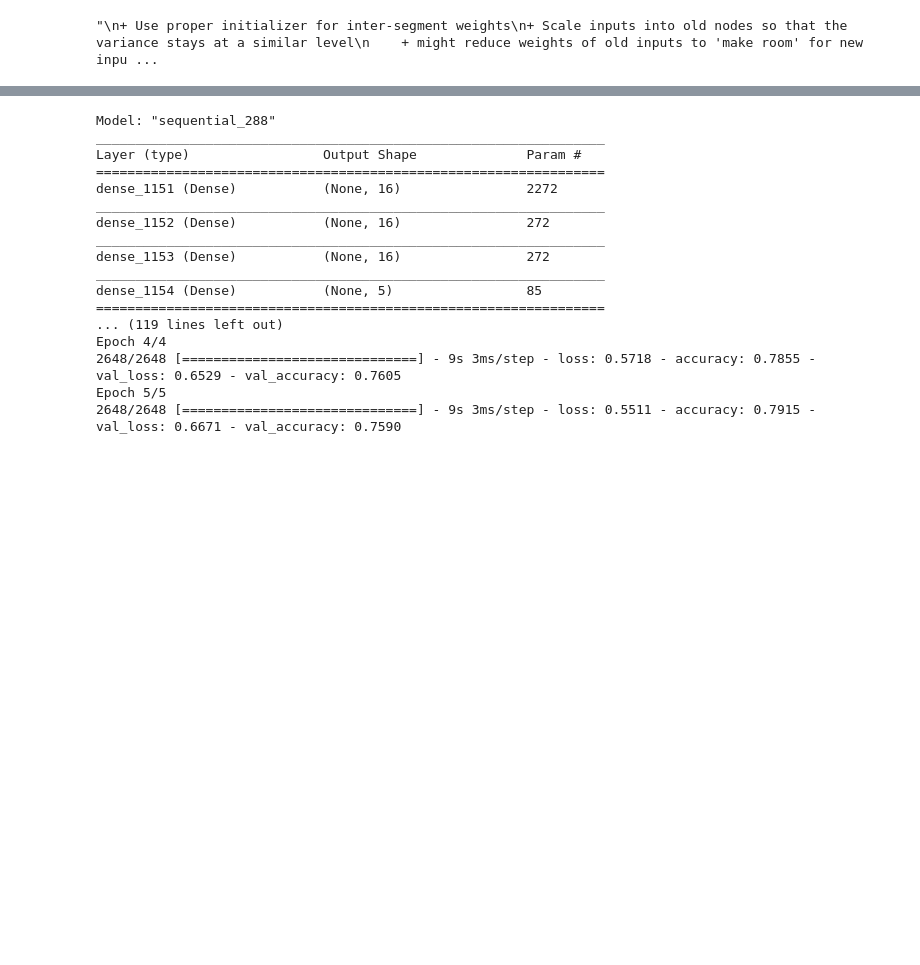
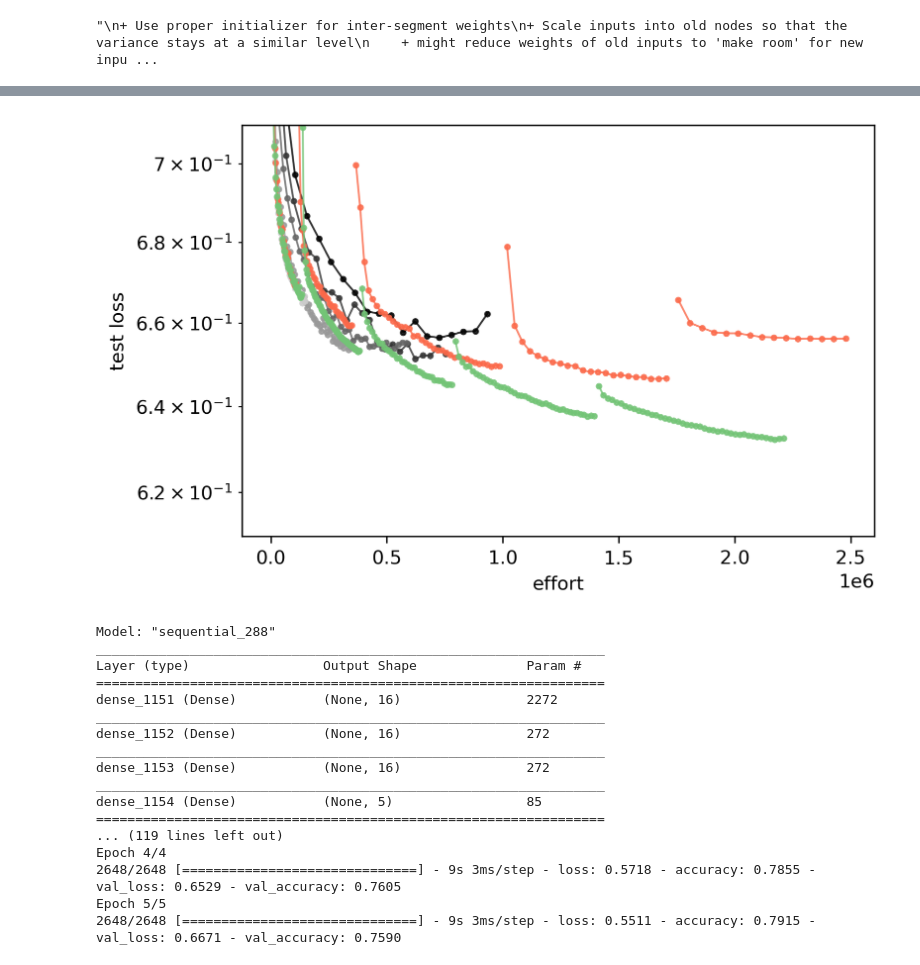
Before and after one commit to NREL/BUTTER-Empirical-Deep-Learning-Experimental-Framework, a Jupyter notebook: dmp/viz/width_growth_exp_ch.ipynb, the cells around one changed output, grey strips where cells are left out. Saved outputs shown, nothing was run; the diff lists cells and outputs as text; code cells hidden in the pictures; blank space fills up the shorter version.

```diff
--- a/dmp/viz/width_growth_exp_ch.ipynb
+++ b/dmp/viz/width_growth_exp_ch.ipynb
@@ -744,6 +963,15 @@ Epoch 9/9
 # %%
-_, fgs_0 = do_train_freeze_grow_separate(
+# _, fgs_0 = do_train_freeze_grow_separate(
+#     sizes, dataset,
+#     make_restoring_test_loss_growth_trigger(128, 2, 0.0),
+#     aspect_test_utils.get_rectangular_widths(sum(dataset[2].shape[1:]), 4),
+#     adam_0_001,
+#     )
+
+_, fgs_0_0_0001 = do_train_freeze_grow_separate(
     sizes, dataset,
-    make_restoring_test_loss_growth_trigger(32, 2, 0.0),
-    aspect_test_utils.get_rectangular_widths(sum(dataset[2].shape[1:]), 5))
+    make_restoring_test_loss_growth_trigger(128, 2, 0.0),
+    aspect_test_utils.get_rectangular_widths(sum(dataset[2].shape[1:]), 4),
+    adam_0_0001,
+    )
 # %% [output]
@@ -798,3 +995,64 @@ Epoch 7/7
+# %%
+plt.figure(dpi=300)
+
+
+# plot_effort(configs, full_trace_128, colors=[(0.0,0.0,0.0)])
+# plot_effort(configs, full_trace_96, colors=[(0.2,0.2,0.2)])
+# plot_effort(configs, full_trace_64, colors=[(0.4,0.4,0.4)])
+# plot_effort(configs, full_trace_32, colors=[(0.6,0.6,0.6)])
+# plot_effort(configs, full_trace_16, colors=[(0.8,0.8,0.8)])
+
+# plot_effort(configs, fg_0, colors=cm.get_cmap('Reds')(np.linspace(.5, 1, 2)))
+# plot_effort(configs, fgs_0, colors=cm.get_cmap('Greens')(np.linspace(.5, 1, 2)))
+
+plot_effort(configs, full_trace_128_0_0001, colors=[(0.0,0.0,0.0)])
+plot_effort(configs, full_trace_96_0_0001, colors=[(0.2,0.2,0.2)])
+plot_effort(configs, full_trace_64_0_0001, colors=[(0.4,0.4,0.4)])
+plot_effort(configs, full_trace_32_0_0001, colors=[(0.6,0.6,0.6)])
+plot_effort(configs, full_trace_16_0_0001, colors=[(0.8,0.8,0.8)])
+
+plot_effort(configs, fg_0_0_0001, colors=cm.get_cmap('Reds')(np.linspace(.5, 1, 2)))
+plot_effort(configs, fgs_0_0_0001, colors=cm.get_cmap('Greens')(np.linspace(.5, 1, 2)))
+
+# plot_effort(configs, fg_1, colors=cm.get_cmap('Reds')(np.linspace(.5, 1, 2)))
+# plot_effort(configs, cross_N__N__0_01__0_01, colors = cm.get_cmap('Purples')(np.linspace(.5,1, 2)))
+
+# plot_effort(configs, cross_N__N__0_001__0_001, colors = cm.get_cmap('Blues')(np.linspace(.5,1, 2)))
+# plot_effort(configs, cross_N__N__0_001__0_001__0_001, colors = cm.get_cmap('Reds')(np.linspace(.5,1, 2)))
+# plot_effort(configs, cross_N__N__0_0__0_1__0_0, colors = cm.get_cmap('Purples')(np.linspace(.5,1, 2)))
+
+# plot_effort(configs, cross_N__N__N__1, colors = cm.get_cmap('Greens')(np.linspace(.5,1, 2)))
+
+# plot_effort(configs, test_loss_trigger_128__2__0_0__cross_scale_0_01_trace, colors = cm.get_cmap('Reds')(np.linspace(.5,1, 2)))
+# plot_effort(configs, test_loss_trigger_128__2__0_0__trace_0_1, colors = cm.get_cmap('Greens')(np.linspace(.5,1, 2)))
+# plot_effort(configs, cross_scale_0_1__1_0_trace, colors = cm.get_cmap('Blues')(np.linspace(.5,1, 2)))
+# plot_effort(configs, cross_scale_0_1__0_5_trace, colors = cm.get_cmap('Purples')(np.linspace(.5,1, 2)))
+
+
+
+plt.yscale('log')
+
+# plt.xlim(300, 700e3)
+plt.ylim(.61, .71)
+plt.xlabel('effort')
+plt.ylabel('test loss')
+
+
+# plt.xlim(300, 3.01e3* 4)
+# plt.ylim(.65, .72)
+
+# plt.xlim(300, 60e3)
+# plt.ylim(.65, .72)
+
+# plt.xlim(100, 20e3)
+# plt.ylim(.6, 1.5)
+
+# plt.xlim(2e3, 20e3)
+# plt.ylim(.65, 1.0)
+# plt.xscale('log')
+plt.show()
+# %% [output]
+[figure, new version]
 # %%
 _, cross_N__N__N__N = \
     do_grow_train(configs, dataset,
```
Also changed, not shown: parts of 25 cells of this notebook.
